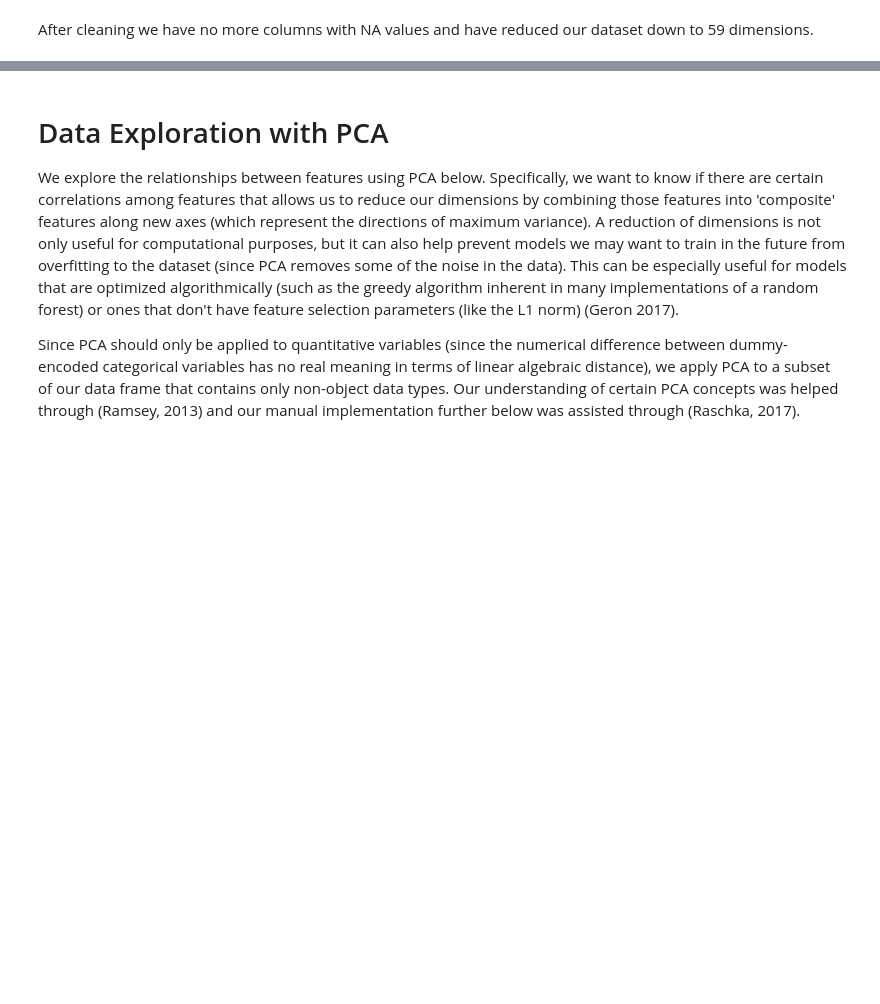
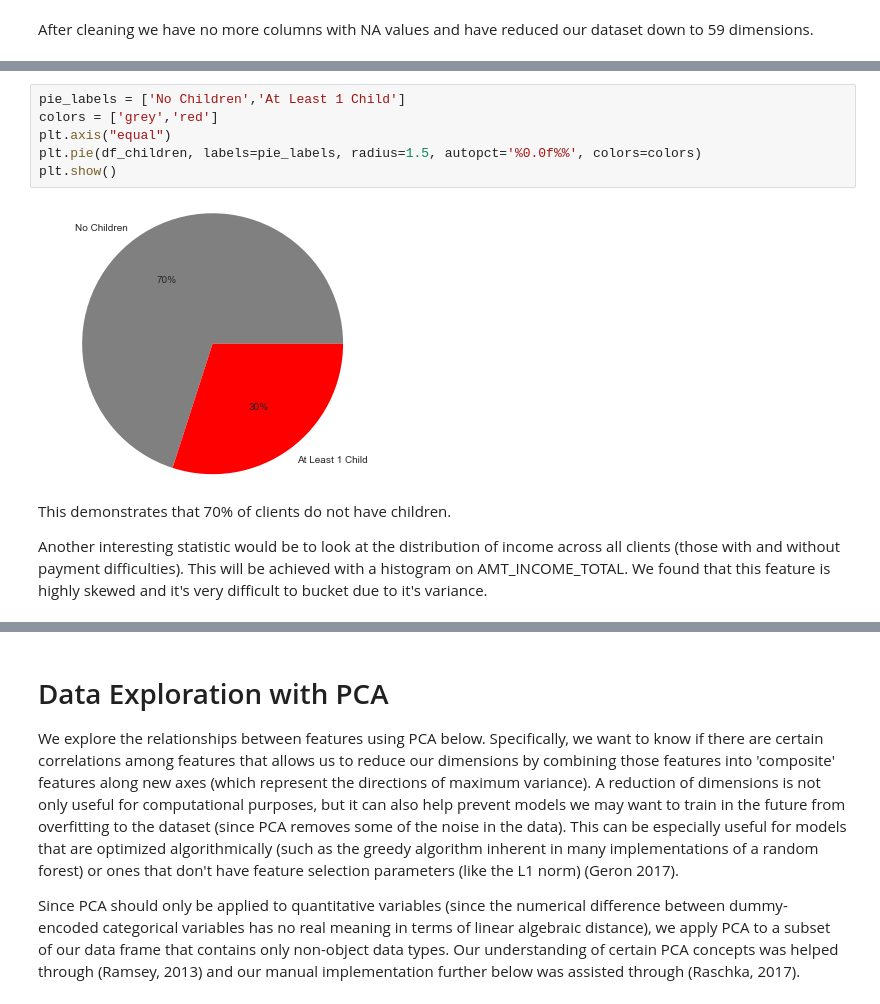
Before and after one commit to mihir787/data_mining_project1, a Jupyter notebook: cleaning_test_data.ipynb, the cells around one changed output, grey strips where cells are left out. Cells and saved outputs as stored; diff of their text form; blank space fills up the shorter version.

```diff
--- a/cleaning_test_data.ipynb
+++ b/cleaning_test_data.ipynb
@@ -365,0 +345,12 @@ After cleaning we have no more columns with NA values and have reduced our datas
+# %%
+pie_labels = ['No Children','At Least 1 Child']
+colors = ['grey','red']
+plt.axis("equal")
+plt.pie(df_children, labels=pie_labels, radius=1.5, autopct='%0.0f%%', colors=colors)
+plt.show()
+# %% [output]
+[figure, added]
+# %% [markdown]
+This demonstrates that 70% of clients do not have children.
+
+Another interesting statistic would be to look at the distribution of income across all clients (those with and without payment difficulties). This will be achieved with a histogram on AMT_INCOME_TOTAL. We found that this feature is highly skewed and it's very difficult to bucket due to it's variance.
```
Also changed, not shown: parts of 69 cells of this notebook.
